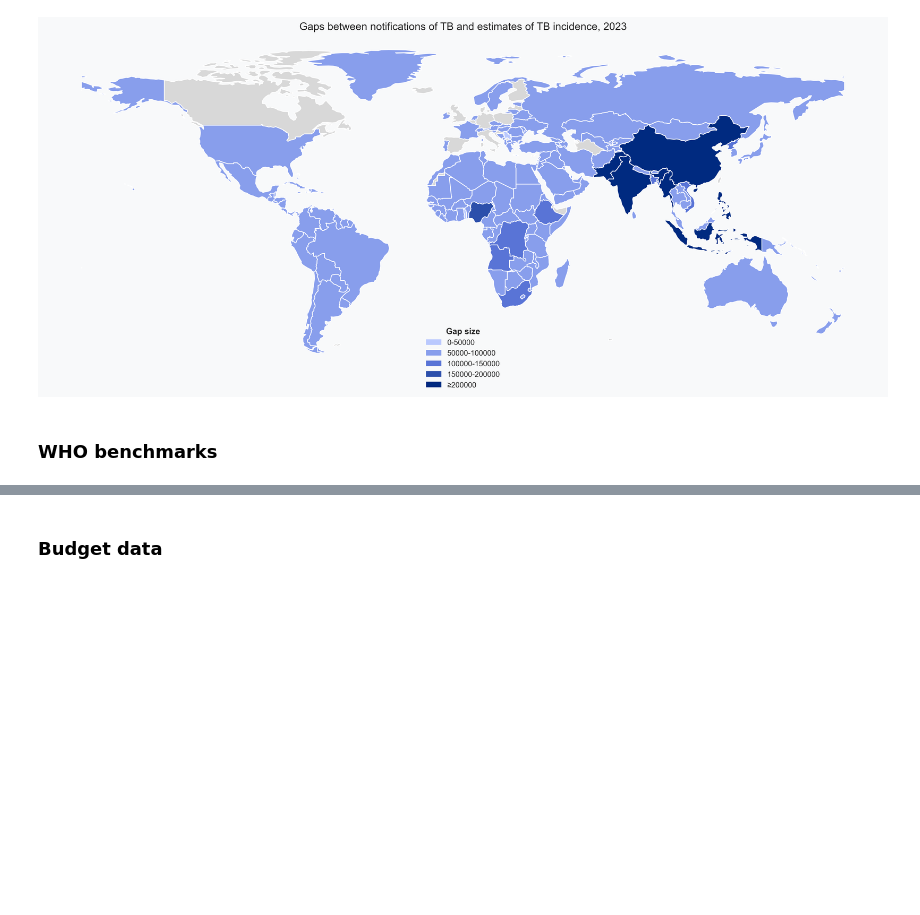
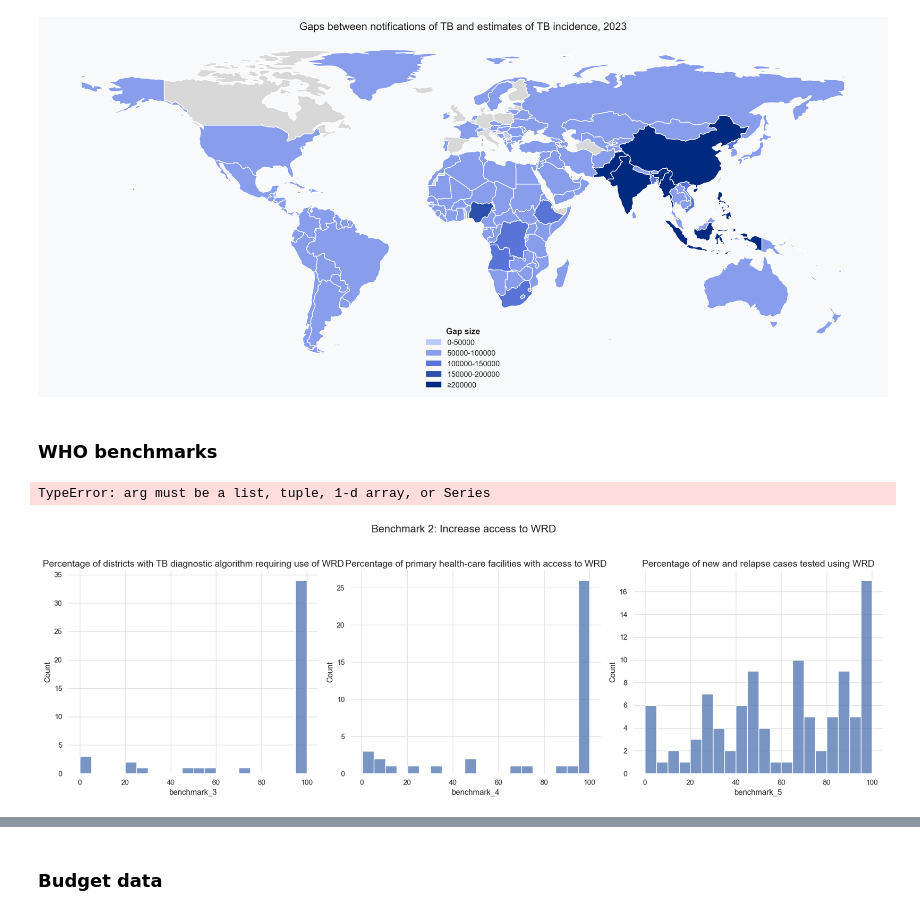
Before and after one commit to carol02r/dspp_capstone_msf, a Jupyter notebook: WHO/WHO_analysis.ipynb, the cells around one changed output, grey strips where cells are left out. Saved outputs shown, nothing was run; the diff lists cells and outputs as text; code cells hidden in the pictures; blank space fills up the shorter version.

```diff
--- a/WHO/WHO_analysis.ipynb
+++ b/WHO/WHO_analysis.ipynb
@@ -670,3 +719,18 @@ legend.get_title().set_fontweight('bold')
 [figure]
 # %% [markdown]
 ### WHO benchmarks
+# %%
+# read WHO/dx_benchmarks-main/dx_benchmark_exp.csv
+df_bench = pd.read_csv('dx_benchmarks-main/dx_benchmark_exp.csv', na_values="") # description of benchmarks
+df_str = pd.read_csv('dx_benchmarks-main/latest_strategy_2024-10-18.csv', na_values="")
+df_tpt = pd.read_csv("dx_benchmarks-main/latest_contacts_tpt_2024-10-18.csv", na_values="")
+df_notif = pd.read_csv("dx_benchmarks-main/latest_notifications_2024-10-18.csv", na_values="")
+# %%
+# Perform left joins
+df = df_str.merge(df_tpt, on='iso2', how='left')
+df = df.merge(df_notif, on='iso2', how='left')
+
+# Filter rows
+#select = []  # Define 'select' as needed
+#benchmark = df[(df['plhiv_all_screen_data_available'].notna()) | (df['iso2'].isin(select))]
+benchmark = df
@@ -672,0 +761,10 @@ legend.get_title().set_fontweight('bold')
+# %%
+
+# Convert columns to numeric, forcing errors to NaN
+benchmark['wrd_test_capacity'] = pd.to_numeric(benchmark['wrd_test_capacity'], errors='coerce')
+benchmark['presumptive'] = pd.to_numeric(benchmark['presumptive'], errors='coerce')
+
+# Calculate benchmark_6
+benchmark['benchmark_6'] = (benchmark['wrd_test_capacity'] / benchmark['presumptive']) * 100
+# %% [output]
+TypeError: arg must be a list, tuple, 1-d array, or Series
@@ -672,0 +808,21 @@ legend.get_title().set_fontweight('bold')
+# %%
+fig, axes = plt.subplots(1, 3, figsize=(18, 6))
+
+# Plot benchmark_3
+sns.histplot(benchmark['benchmark_3'], bins=20, ax=axes[0])
+axes[0].set_title('Percentage of districts with TB diagnostic algorithm requiring use of WRD')
+
+# Plot benchmark_4
+sns.histplot(benchmark['benchmark_4'], bins=20, ax=axes[1])
+axes[1].set_title('Percentage of primary health-care facilities with access to WRD')
+
+# Plot benchmark_5
+sns.histplot(benchmark['benchmark_5'], bins=20, ax=axes[2])
+axes[2].set_title('Percentage of new and relapse cases tested using WRD')
+
+# Adjust layout for better spacing
+plt.suptitle('Benchmark 2: Increase access to WRD', fontsize=16)
+plt.tight_layout(rect=[0, 0, 1, 0.95])
+plt.show()
+# %% [output]
+[figure, added]
```
Also changed, not shown: parts of 27 cells of this notebook, 25 other files.
